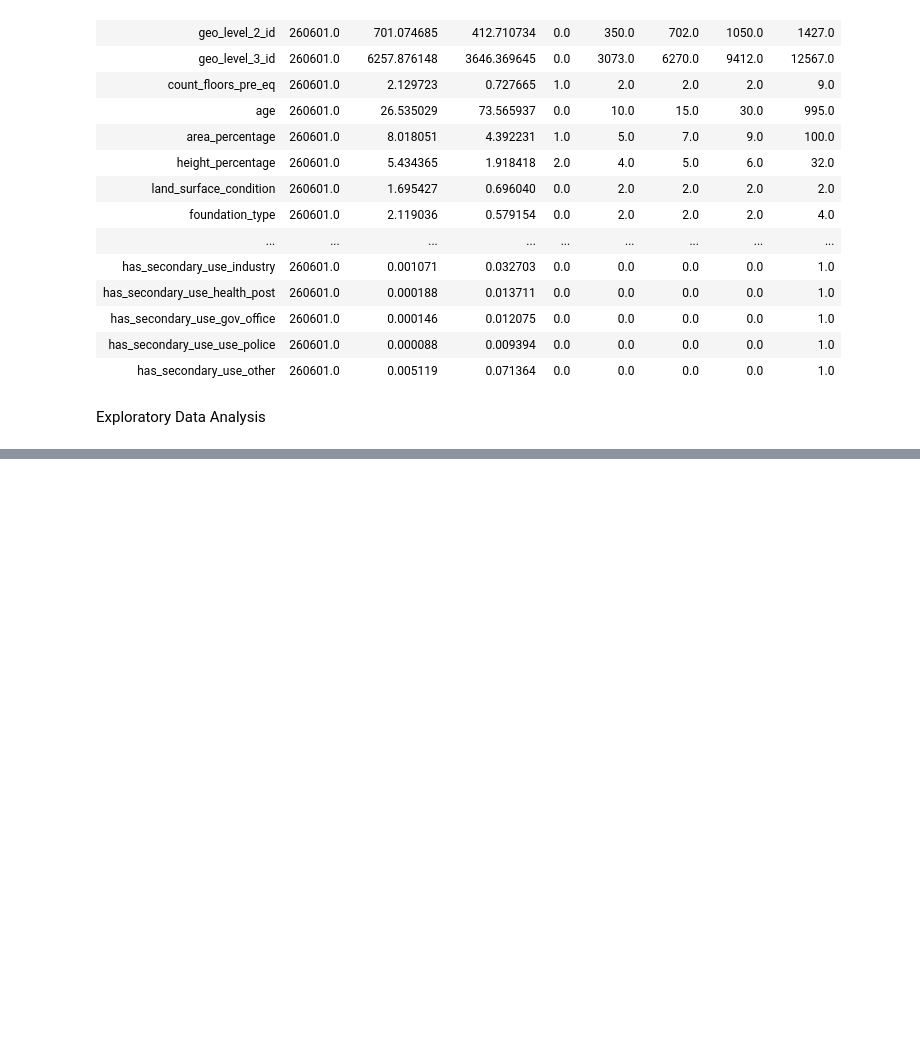
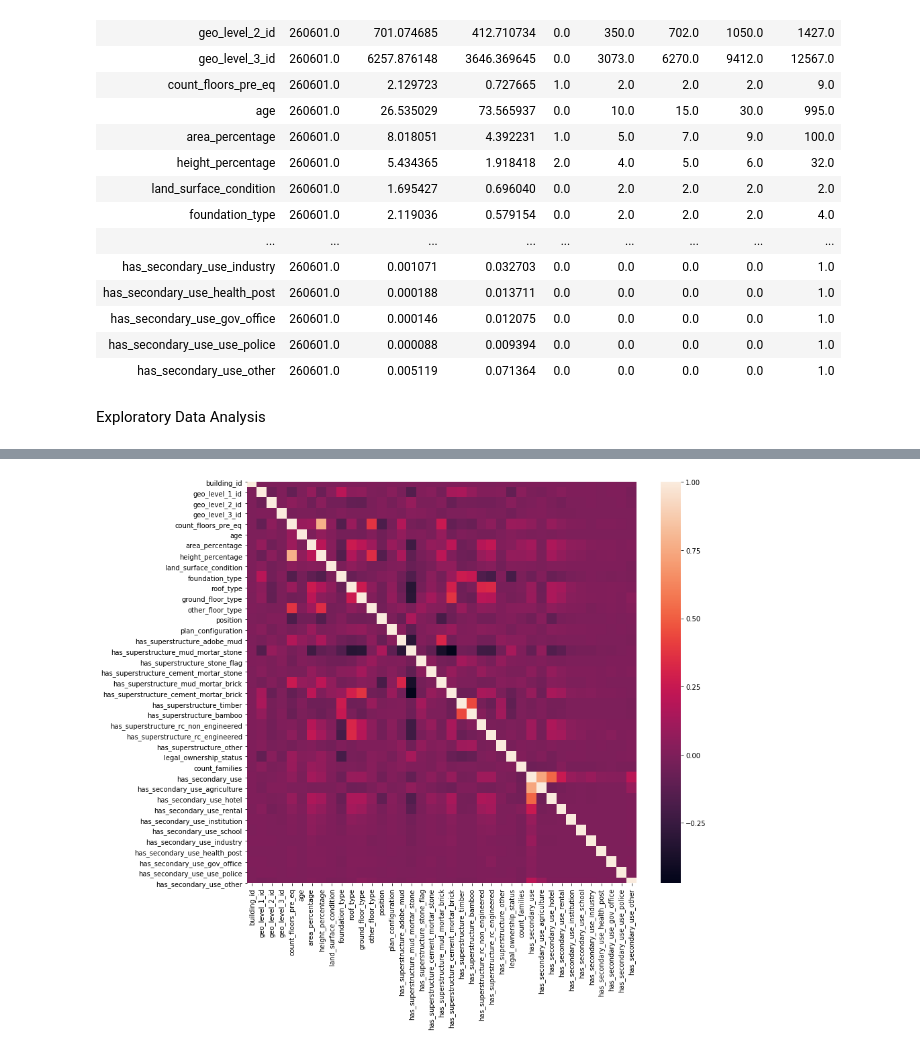
Before and after one commit to aishwarya-1/data_analytics_project, a Jupyter notebook: basic_analysis_EDA.ipynb, the cells around one changed output, grey strips where cells are left out. Drawn from its saved outputs; the diff is of its cells as text; code cells hidden in the pictures; blank space fills up the shorter version.

```diff
--- a/basic_analysis_EDA.ipynb
+++ b/basic_analysis_EDA.ipynb
@@ -169,0 +184,7 @@ Exploratory Data Analysis
+# %%
+plt.figure(figsize=(13,11))
+data_corr = train_values.corr()
+sns.heatmap(data_corr)
+plt.show();
+# %% [output]
+[figure, added]
```
Also changed, not shown: parts of 4 cells of this notebook.
